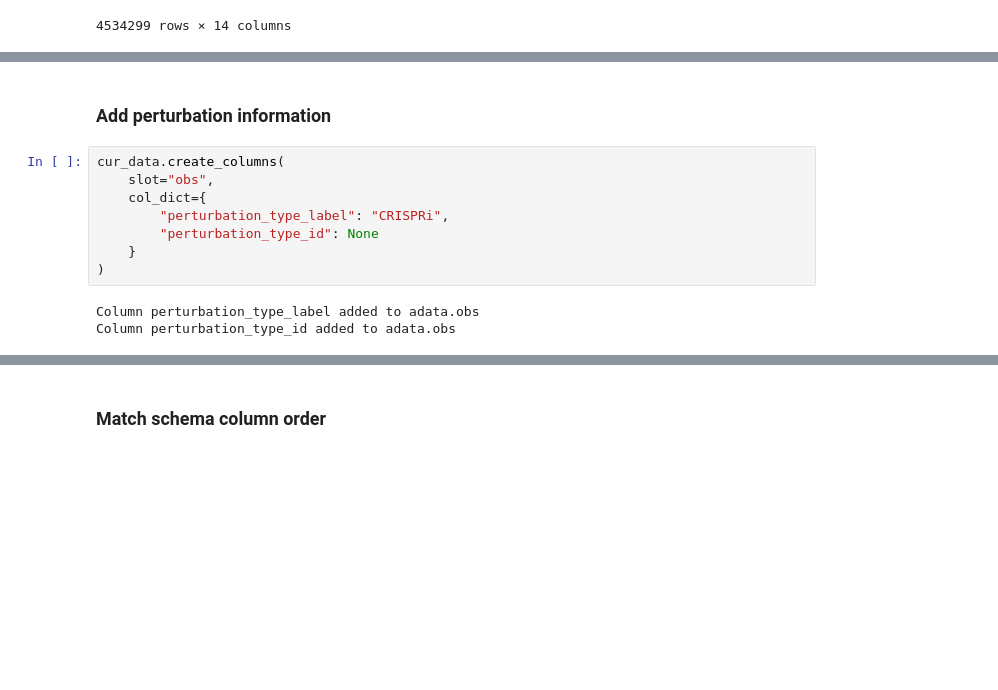
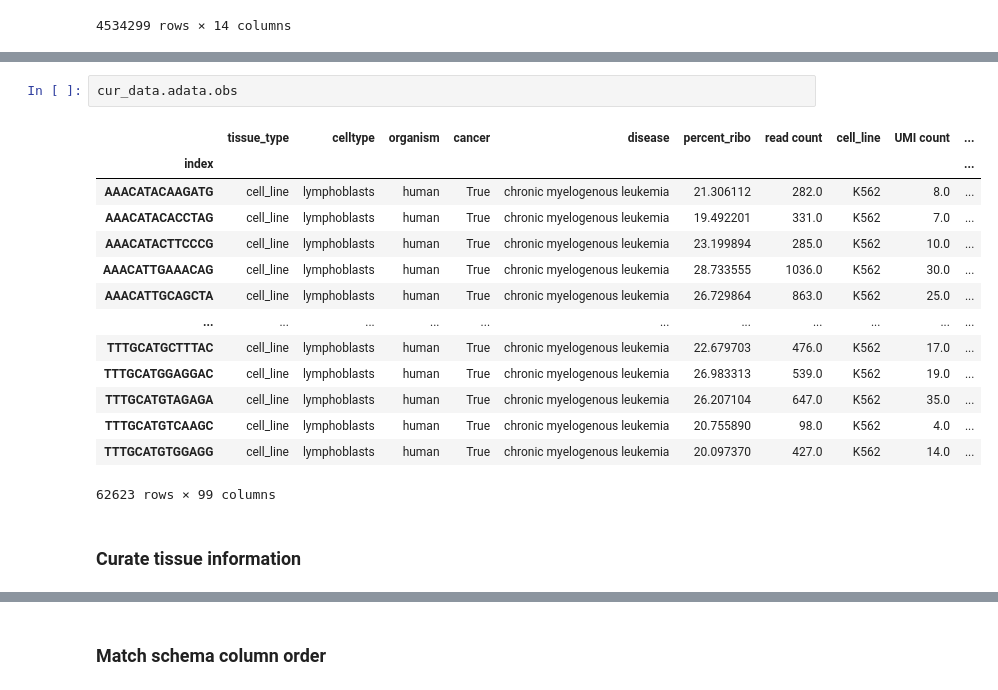
Before and after one commit to EMBL-EBI-ABC/PerturbationCatalogue, a Jupyter notebook: data_exploration/Perturbseq/curation_notebooks/orion_2025_hek293.ipynb, the cells around one changed output, grey strips where cells are left out. Cells and saved outputs as stored; diff of their text form; blank space fills up the shorter version.

```diff
--- a/data_exploration/Perturbseq/curation_notebooks/orion_2025_hek293.ipynb
+++ b/data_exploration/Perturbseq/curation_notebooks/orion_2025_hek293.ipynb
@@ -450,13 +605,19 @@ Column treatment_id added to adata.obs
+# %%
+cur_data.adata.obs
+# %% [output]
+|  | tissue_type | celltype | organism | cancer | disease | percent_ribo | read count | cell_line | UMI count | ... |
+| index |  |  |  |  |  |  |  |  |  | ... |
+| AAACATACAAGATG | cell_line | lymphoblasts | human | True | chronic myelogenous leukemia | 21.306112 | 282.0 | K562 | 8.0 | ... |
+| AAACATACACCTAG | cell_line | lymphoblasts | human | True | chronic myelogenous leukemia | 19.492201 | 331.0 | K562 | 7.0 | ... |
+| AAACATACTTCCCG | cell_line | lymphoblasts | human | True | chronic myelogenous leukemia | 23.199894 | 285.0 | K562 | 10.0 | ... |
+| AAACATTGAAACAG | cell_line | lymphoblasts | human | True | chronic myelogenous leukemia | 28.733555 | 1036.0 | K562 | 30.0 | ... |
+| AAACATTGCAGCTA | cell_line | lymphoblasts | human | True | chronic myelogenous leukemia | 26.729864 | 863.0 | K562 | 25.0 | ... |
+| ... | ... | ... | ... | ... | ... | ... | ... | ... | ... | ... |
+| TTTGCATGCTTTAC | cell_line | lymphoblasts | human | True | chronic myelogenous leukemia | 22.679703 | 476.0 | K562 | 17.0 | ... |
+| TTTGCATGGAGGAC | cell_line | lymphoblasts | human | True | chronic myelogenous leukemia | 26.983313 | 539.0 | K562 | 19.0 | ... |
+| TTTGCATGTAGAGA | cell_line | lymphoblasts | human | True | chronic myelogenous leukemia | 26.207104 | 647.0 | K562 | 35.0 | ... |
+| TTTGCATGTCAAGC | cell_line | lymphoblasts | human | True | chronic myelogenous leukemia | 20.755890 | 98.0 | K562 | 4.0 | ... |
+| TTTGCATGTGGAGG | cell_line | lymphoblasts | human | True | chronic myelogenous leukemia | 20.097370 | 427.0 | K562 | 14.0 | ... |
+62623 rows × 99 columns
 # %% [markdown]
-### Add perturbation information
+### Curate tissue information
-# %%
-cur_data.create_columns(
-    slot="obs",
-    col_dict={
-        "perturbation_type_label": "CRISPRi",
-        "perturbation_type_id": None
-    }
-)
-# %% [output]
-Column perturbation_type_label added to adata.obs
-Column perturbation_type_id added to adata.obs
```
Also changed, not shown: parts of 57 cells of this notebook.
